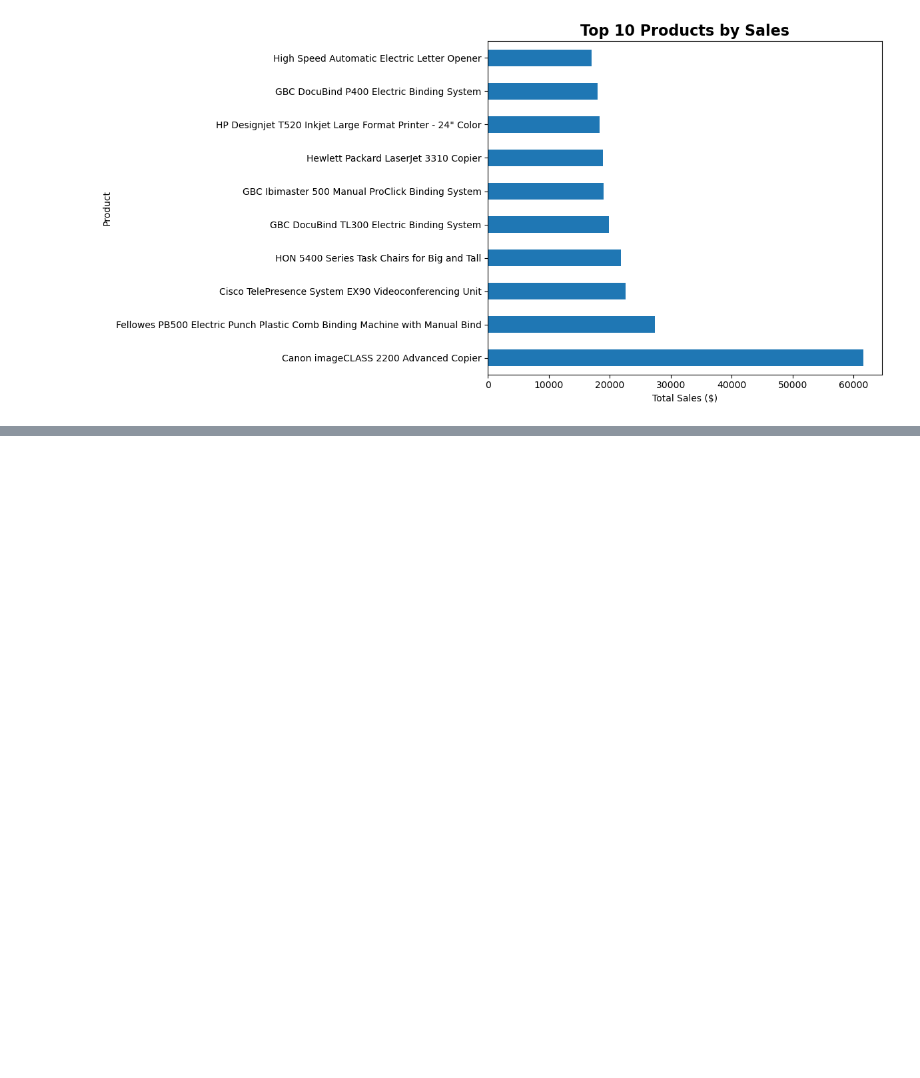
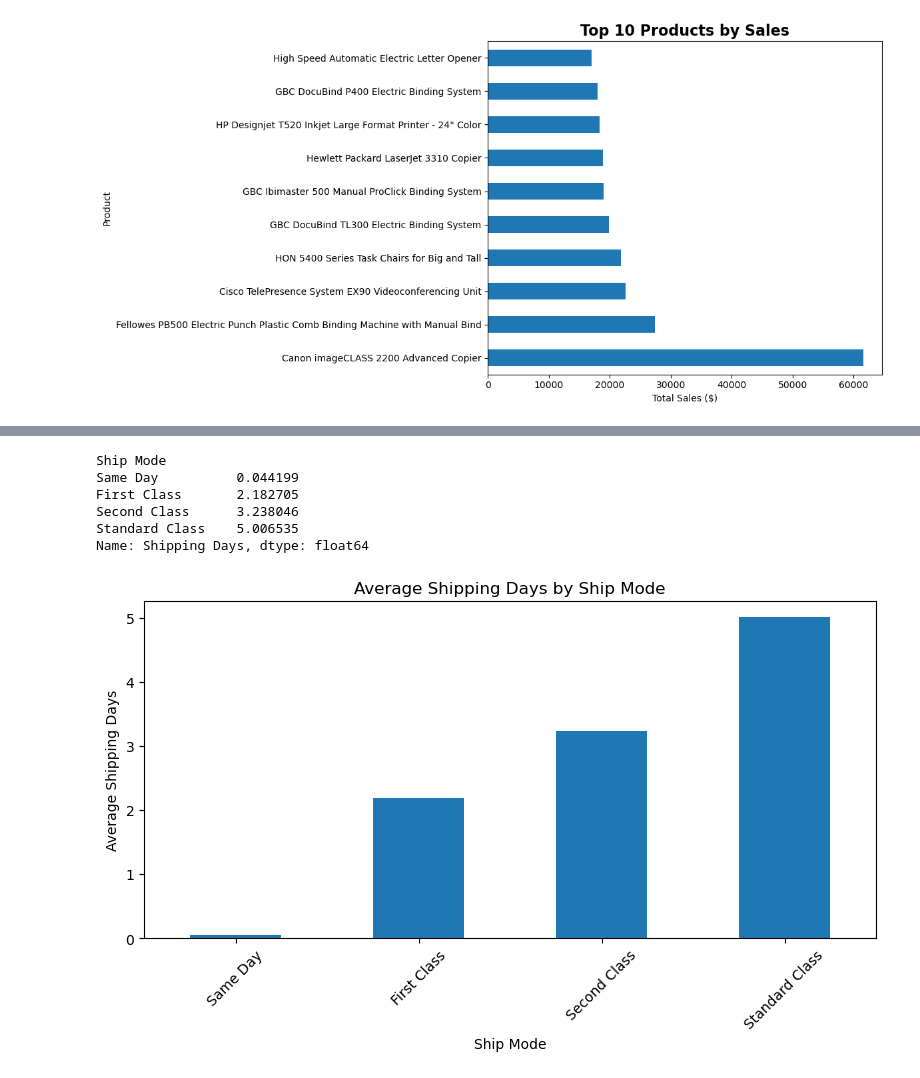
Before and after one commit to prakash-v181/E-Commerce-Sales-Analytics, a Jupyter notebook: Python/analysis.ipynb, the cells around one changed output, grey strips where cells are left out. Drawn from its saved outputs; the diff is of its cells as text; code cells hidden in the pictures; blank space fills up the shorter version.

```diff
--- a/Python/analysis.ipynb
+++ b/Python/analysis.ipynb
@@ -284,3 +284,10 @@ fig.savefig("charts/top10_products.png", dpi=300)
 plt.show()
 # %% [output]
 [figure]
+# %%
+# Convert date columns to datetime
+
+df["Order Date"] = pd.to_datetime(df["Order Date"])
+df["Ship Date"] = pd.to_datetime(df["Ship Date"])
+
+print(df[["Order Date", "Ship Date"]].head())
@@ -286,0 +301,8 @@ plt.show()
+# %%
+# Calculate shipping duration in days
+
+df["Shipping Days"] = (
+    df["Ship Date"] - df["Order Date"]
+).dt.days
+
+print(df[["Order Date", "Ship Date", "Shipping Days"]].head())
@@ -286,0 +330,33 @@ plt.show()
+# %%
+# Average shipping days by shipping mode
+
+shipping_mode = (
+    df.groupby("Ship Mode")["Shipping Days"]
+      .mean()
+      .sort_values()
+)
+
+print(shipping_mode)
+# %% [output]
+Ship Mode
+Same Day          0.044199
+First Class       2.182705
+Second Class      3.238046
+Standard Class    5.006535
+Name: Shipping Days, dtype: float64
+# %%
+import matplotlib.pyplot as plt
+
+shipping_mode.plot(
+    kind="bar",
+    figsize=(8, 5)
+)
+
+plt.title("Average Shipping Days by Ship Mode")
+plt.xlabel("Ship Mode")
+plt.ylabel("Average Shipping Days")
+plt.xticks(rotation=45)
+plt.tight_layout()
+plt.show()
+# %% [output]
+[figure, added]
```
Also changed, not shown: parts of 51 cells of this notebook.
